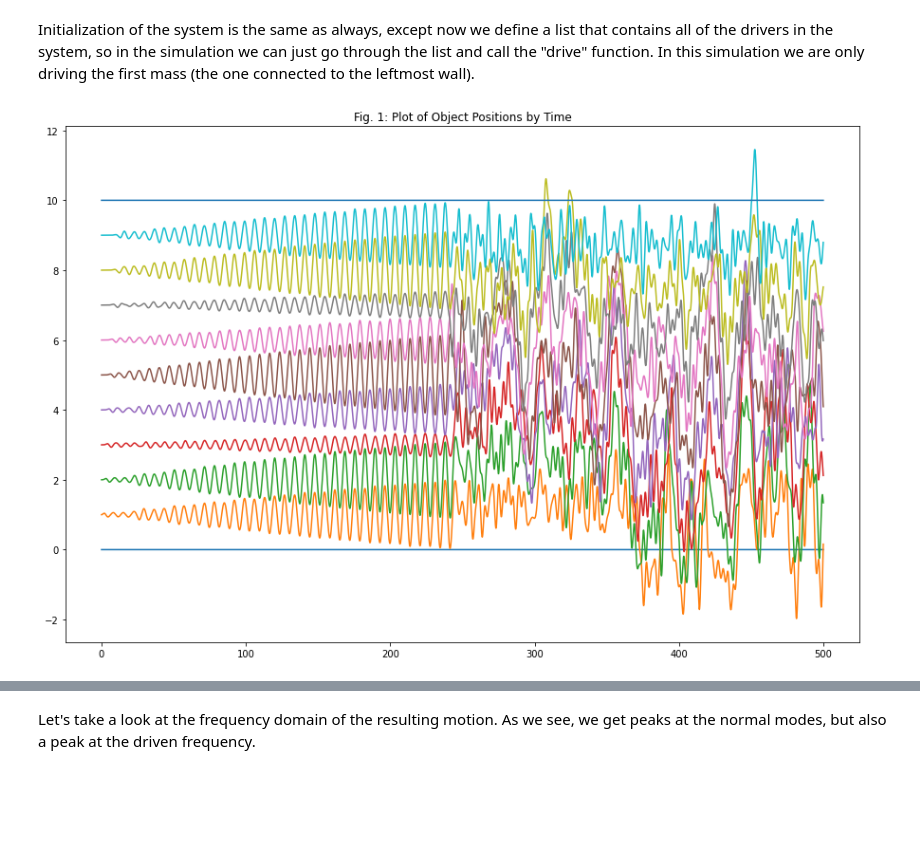
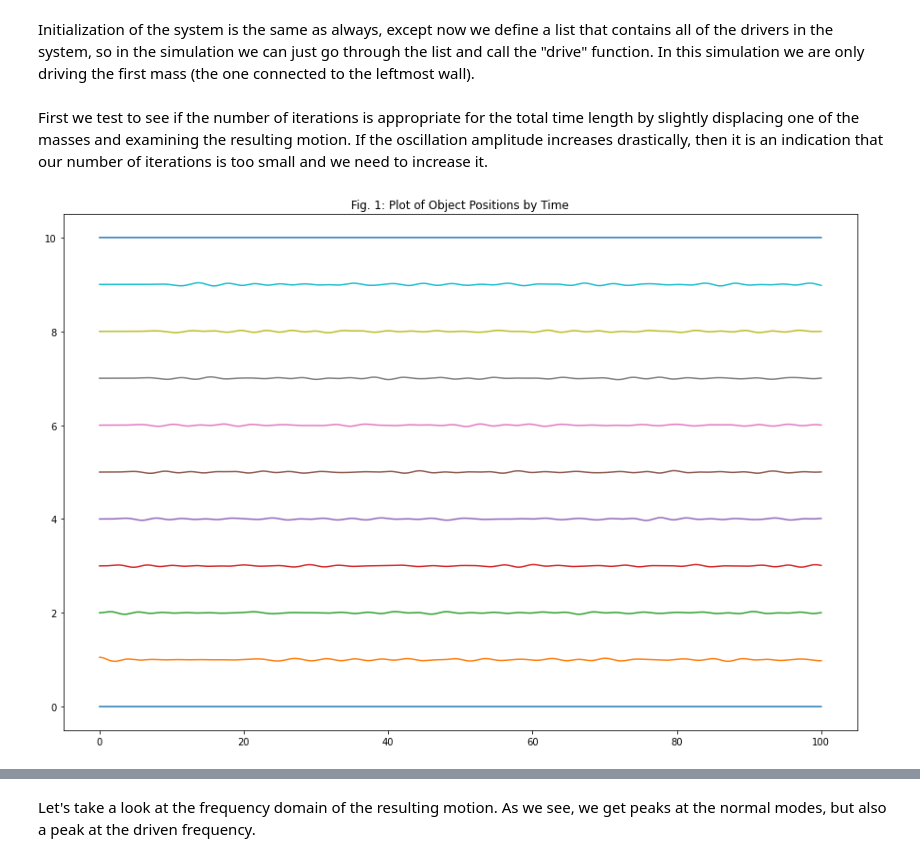
Before and after one commit to project-ida/phonons, a Jupyter notebook: Strings Part 2.ipynb, the cells around one changed output, grey strips where cells are left out. Saved outputs shown, nothing was run; the diff lists cells and outputs as text; code cells hidden in the pictures; blank space fills up the shorter version.

```diff
--- a/Strings Part 2.ipynb
+++ b/Strings Part 2.ipynb
@@ -74,6 +74,18 @@ class object:
         self.acceleration = self.astart
         self.energy = 0.5 * self.mass * (self.velocity)**2
         self.xhistory = []
+# %%
+class wall(object):
+    def Newton(self):
+        self.acceleration = 0
+
+    def setup(self, A, omega, phi):
+        self.A = A
+        self.omega = omega
+        self.phi = phi
+
+    def drive(self, time):
+        self.position = self.A * np.cos(self.omega * time + self.phi)
 # %%
 class spring:
     def __init__(self, k, object1, object2, rest_length = 0, periodic = False, boundary = 0):
@@ -148,7 +160,7 @@ class driver:
 # %% [markdown]
 Initialization of the system is the same as always, except now we define a list that contains all of the drivers in the system, so in the simulation we can just go through the list and call the "drive" function. In this simulation we are only driving the first mass (the one connected to the leftmost wall).
 # %%
-end_time = 500
+end_time = 100
 iters = 500000
 N = 9
 dt = end_time/iters
@@ -157,8 +169,8 @@ mass = 5
 k = 5
 gamma = 0
 
-A = 0.1
-omega = 0.9
+A = 0.3
+omega = 1
 phi = 0
 
 objects = []
@@ -167,13 +179,12 @@ drivers = []
 wall_boundaries = True
 periodic = False
 if wall_boundaries:
-    objects.append(object(x0 = 0, wall = True))
+    objects.append(wall(x0 = 0))
     for n in range(N):
         objects.append(object(mass, x0 = l*(n + 1), dt = dt))
-    objects.append(object(x0 = l*(N + 1), wall = True))
+    objects.append(wall(x0 = l*(N + 1)))
     for m in range(N+1):
         springs.append(spring(k, objects[m], objects[m+1], rest_length = l))
-    drivers.append(driver(A, omega, phi, objects[1]))
 
 elif periodic:
     for n in range(N):
@@ -189,8 +200,10 @@ else:
     for m in range(N-1):
         springs.append(spring(k,objects[m],objects[m+1],rest_length = l))
     drivers.append(driver(A, omega, phi, objects[1]))
+# %% [markdown]
+First we test to see if the number of iterations is appropriate for the total time length by slightly displacing one of the masses and examining the resulting motion. If the oscillation amplitude increases drastically, then it is an indication that our number of iterations is too small and we need to increase it.
 # %%
-#objects[1].displace(0.05, 0)
+objects[1].displace(0.05, 0)
 
 min_pos = []
 max_vel = []
@@ -204,31 +217,31 @@ for i in range(len(objects) - 1):
 
 time = []
 for i in range(iters):
     time.append(i*dt)
     for d in drivers:
         d.drive(i*dt)
     for s in springs:
         s.spring_force()
     for obj in objects:
         damping(obj, gamma)
         obj.Newton()
         obj.timestep()
     for j in range(len(objects) - 1):
         delta_x = objects[j + 1].position - objects[j].position
         delta_v = objects[j].velocity - objects[j + 1].velocity
         if delta_x < min_pos[j]:
             min_pos[j] = delta_x
         if delta_v > max_vel[j]:
             max_vel[j] = delta_v
         rel_pos[j].append(delta_x)
         rel_vel[j].append(delta_v)
 
 plt.figure(figsize = (15,10))
 plt.title(figLabel(figNum) + "Plot of Object Positions by Time")
 figNum += 1
 
 for obj in objects:
     plt.plot(time, obj.xhistory)
 plt.show()
 # %% [output]
-[figure, old version]
+[figure, new version]
```
Also changed, not shown: parts of 8 cells of this notebook.
